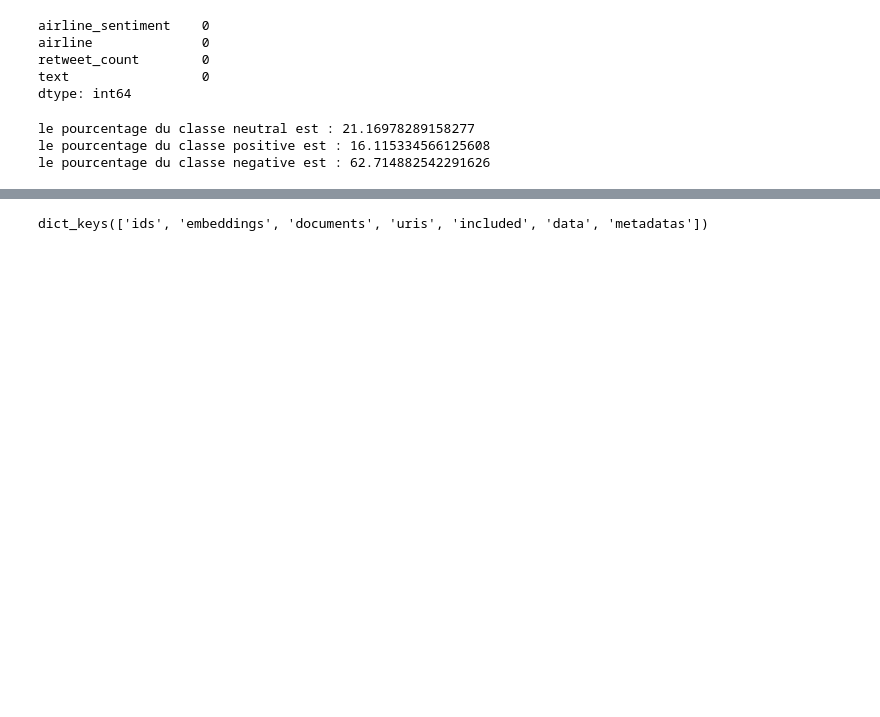
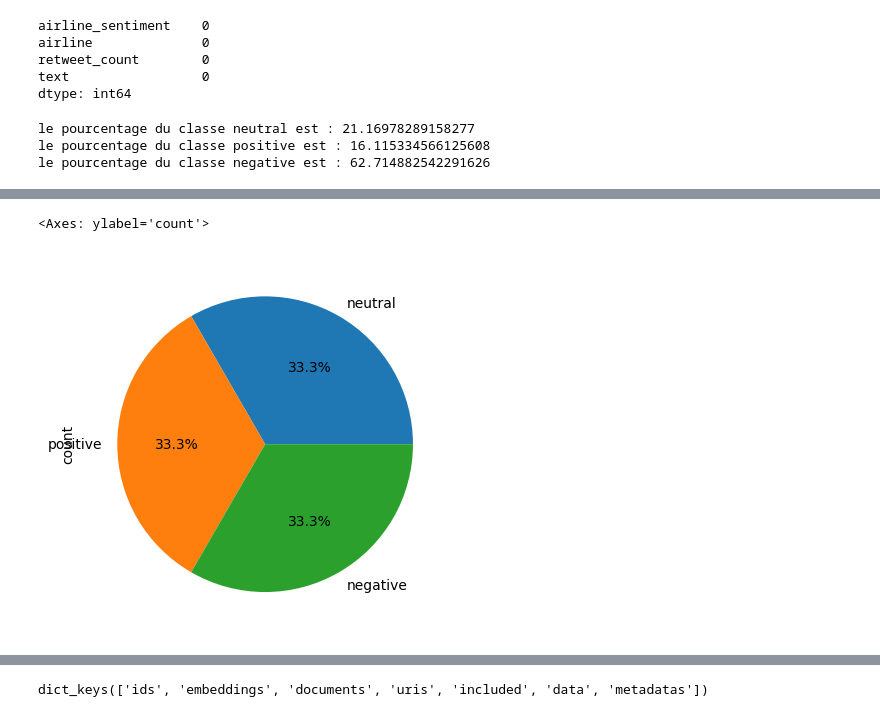
Before and after one commit to epsilon403/AeroStream-Analytics, a Jupyter notebook: data.ipynb, the cells around one changed output, grey strips where cells are left out. Saved outputs shown, nothing was run; the diff lists cells and outputs as text; code cells hidden in the pictures; blank space fills up the shorter version.

```diff
--- a/data.ipynb
+++ b/data.ipynb
@@ -178,3 +144,44 @@ df_cleaned['processed_text']
 14638    @AmericanAir money, change flight, answer phon...
 14639    @AmericanAir 8 ppl need 2 know many seats next...
 Name: processed_text, Length: 14601, dtype: object
+# %%
+import nlpaug.augmenter.word as naw
+import nltk
+from collections import Counter
+
+nltk.download('wordnet')
+nltk.download('omw-1.4')
+nltk.download('averaged_perceptron_tagger_eng')
+
+
+aug = naw.SynonymAug(aug_src='wordnet')
+
+class_counts = Counter(df_cleaned['airline_sentiment'])
+max_count = max(class_counts.values())
+
+augmented_data = []
+
+for sentiment, count in class_counts.items():
+    if count < max_count:
+        subset = df_cleaned[df_cleaned['airline_sentiment'] == sentiment]
+        num_to_augment = max_count - count
+
+        for idx in range(num_to_augment):
+            row = subset.iloc[idx % len(subset)]
+            augmented_text = aug.augment(row['processed_text'])
+
+            augmented_data.append({
+                'airline_sentiment': sentiment,
+                'text': row['text'],
+                'processed_text': augmented_text,
+                'airline': row['airline'],
+                'retweet_count': row['retweet_count']
+            })
+
+df_augmented = pd.DataFrame(augmented_data)
+df_balanced = pd.concat([df_cleaned, df_augmented], ignore_index=True)
+
+print(f"Original dataset size: {len(df_cleaned)}")
+print(f"Balanced dataset size: {len(df_balanced)}")
+print("\nClass distribution after augmentation:")
+print(df_balanced['airline_sentiment'].value_counts())
@@ -181,3 +206,8 @@ Name: processed_text, Length: 14601, dtype: object
+# %%
+df_balanced['airline_sentiment'].value_counts().plot.pie(autopct='%1.1f%%')
+# %% [output]
+<Axes: ylabel='count'>
+[figure, added]
 # %%
 import re
 def clean_text(text):
```
Also changed, not shown: parts of 15 cells of this notebook.
